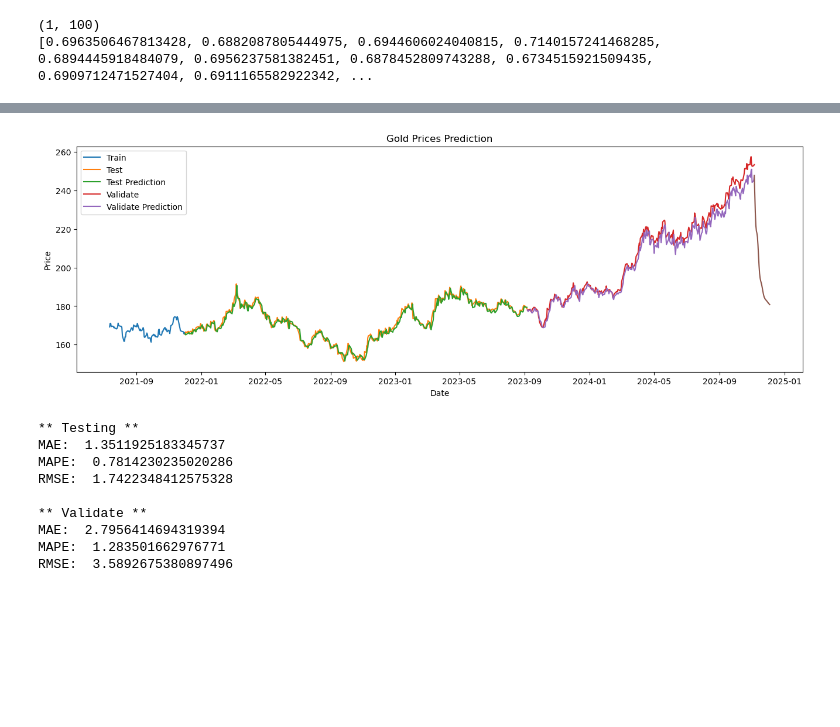
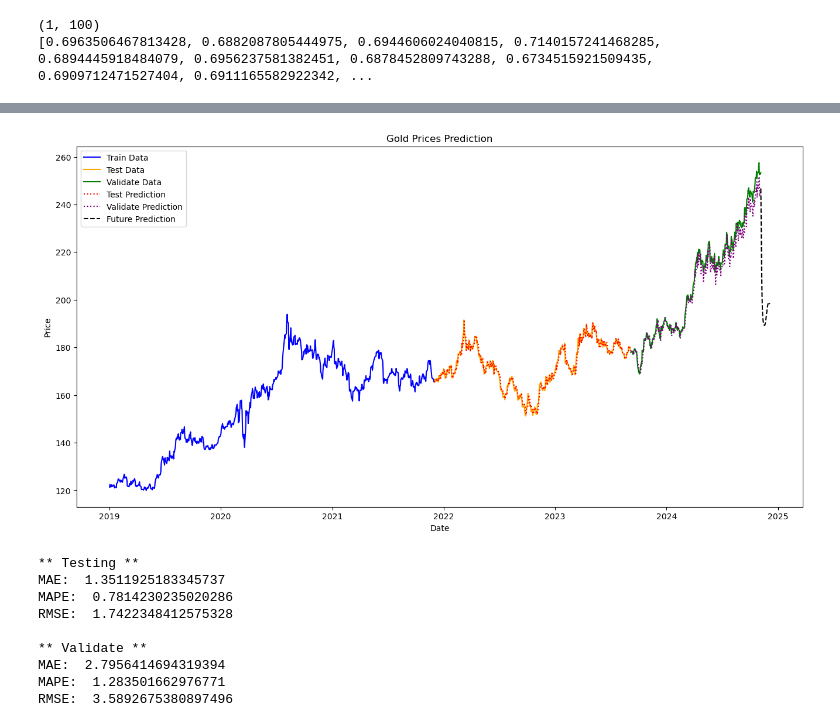
Before and after one commit to trungngothanh13/-STAT3013.-P12_Nhom2-, a Jupyter notebook: LSTM/GLD.ipynb, the cells around one changed output, grey strips where cells are left out. Saved outputs shown, nothing was run; the diff lists cells and outputs as text; code cells hidden in the pictures; blank space fills up the shorter version.

```diff
--- a/LSTM/GLD.ipynb
+++ b/LSTM/GLD.ipynb
@@ -816,3 +845,14 @@ print(lst_output)
+# %%
+# Convert the 'date' column in the dataframe to a list of strings
+datelist_train = df['Date'].astype(str).tolist()
+
+
+# Parse the date strings using strptime(), using the correct format string
+datelist_train = [dt.datetime.strptime(date, '%m/%d/%Y').date() for date in datelist_train]
+
+
+# Generate a list of future dates, starting from the last date in the training data and going for 15 days
+datelist_future = pd.date_range(datelist_train[-1], periods=30, freq='1d').tolist()
 # %%
 # Inverse transform the lst_output list using the StandardScaler object
 y_pred_future = sc.inverse_transform(lst_output)
@@ -840,34 +880,44 @@ print(y_pred_future)
 # %%
 # Inverse transform the lst_output list using the StandardScaler object
 y_pred_future = sc.inverse_transform(lst_output)
 
 # Create a dataframe for the future predictions, with the date as the index and the 'price' column
-PREDICTIONS_FUTURE = pd.DataFrame(y_pred_future, columns=['price']).set_index(pd.Series(datelist_future))
+PREDICTIONS_FUTURE = pd.DataFrame(y_pred_future, columns=['Close']).set_index(pd.Series(datelist_future))
 
+# Split the data into train, test, and validate
 train_data = df1[:train_size]
 test_data = df1[train_size:train_size+test_size]
 val_data = df1[train_size+test_size:]
 
-# Set the figure size and create a subplot
-plt.figure(figsize=(16,5))
+# Set the figure size and create a plot
+plt.figure(figsize=(16, 8))
 
-# Create a plot to compare the predicted and true values for the training and test data
-plt.plot(train_data.index[train_size-100:], train_data.Close[train_size-100:])
-plt.plot(test_data)
+# Plot the training data
+tl, = plt.plot(train_data.index, train_data['Close'], color='blue', label='Train Data')
 
-# Plot the actual and predicted prices in the test set, and the predicted future prices
-plt.plot(test_data.index, y_test_predict)
-plt.plot(val_data)
-plt.plot(val_data.index, y_val_predict)
+# Plot the test data (actual values)
+tt, = plt.plot(test_data.index, test_data['Close'], color='orange', label='Test Data')
 
-plt.plot(PREDICTIONS_FUTURE)
+# Plot the validation data (actual values)
+vl, = plt.plot(val_data.index, val_data['Close'], color='green', label='Validate Data')
+
+# Plot the test data predictions
+tp, = plt.plot(test_data.index, y_test_predict, color='red', linestyle='dotted', label='Test Prediction')
+
+# Plot the validation data predictions
+vp, = plt.plot(val_data.index, y_val_predict, color='purple', linestyle='dotted', label='Validate Prediction')
+
+# Plot the future predictions
+pf, = plt.plot(PREDICTIONS_FUTURE.index, PREDICTIONS_FUTURE['Close'], color='black', linestyle='dashed', label='Future Prediction')
+
+# Add labels, title, and legend
 plt.xlabel('Date')
 plt.ylabel('Price')
 plt.title('Gold Prices Prediction')
-plt.legend(['Train','Test','Test Prediction','Validate', 'Validate Prediction'])
+plt.legend(handles=[tl, tt, vl, tp, vp, pf])
 plt.show()
 # %% [output]
-[figure, old version]
+[figure, new version]
 # %%
 evaluateModel(test_data.values,y_test_predict,val_data.values,y_val_predict)
 # %% [output]
```
Also changed, not shown: parts of 20 cells of this notebook, 8 other files.
